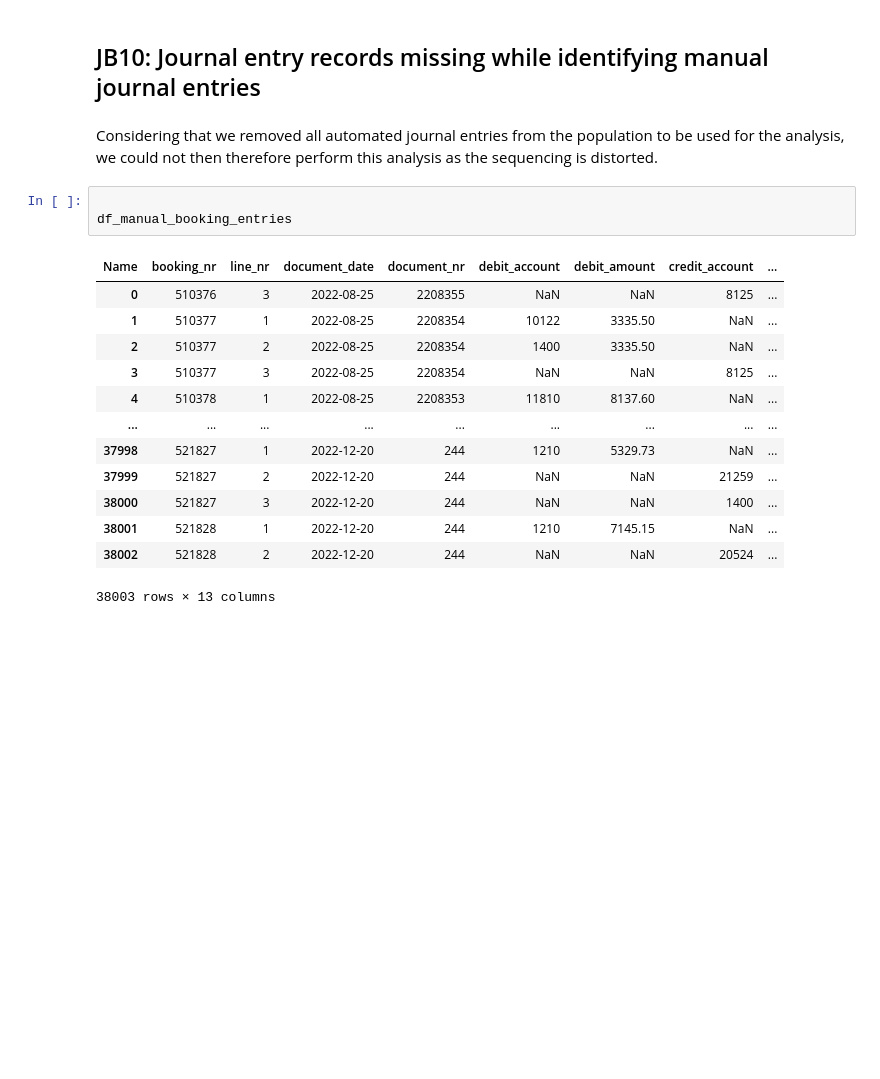
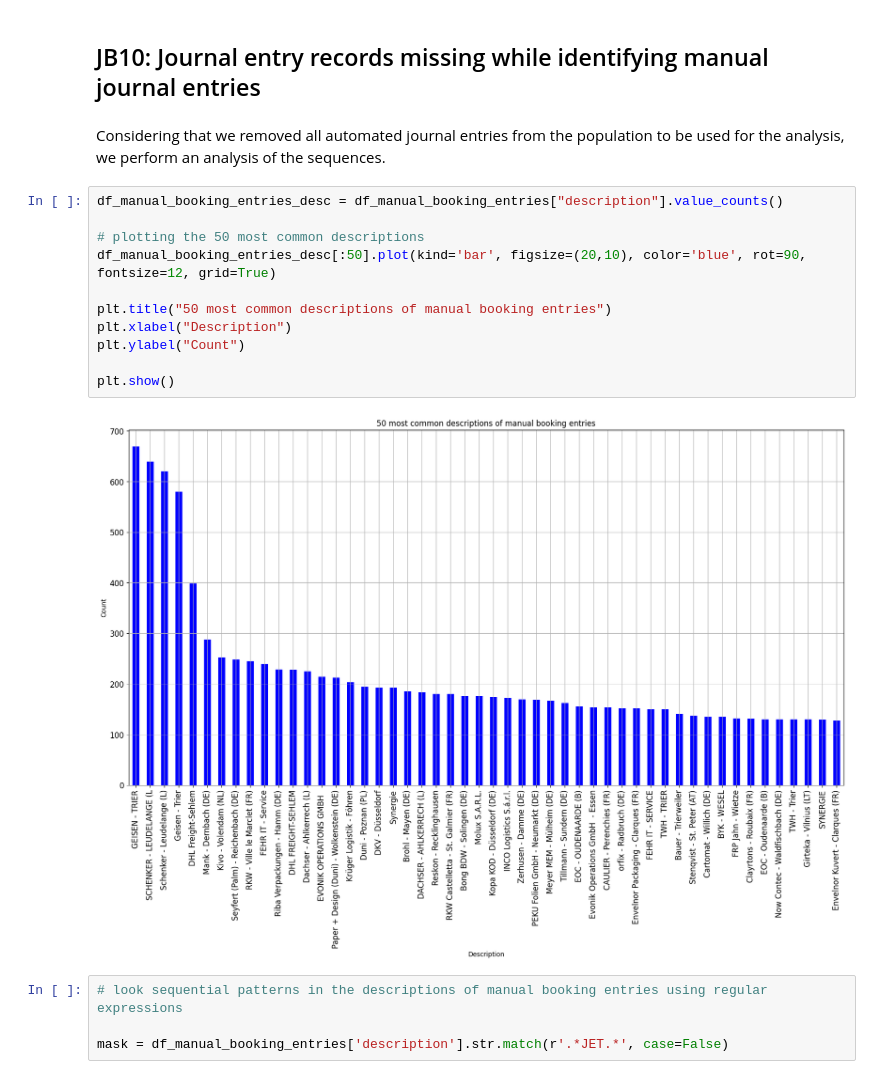
Before and after one commit to tlex-web/journal-entry-tests, a Jupyter notebook: JET.ipynb, the cells around one changed output. Cells and saved outputs as stored; diff of their text form; blank space fills up the shorter version.

```diff
--- a/JET.ipynb
+++ b/JET.ipynb
@@ -1237,21 +1261,21 @@ The report highlights journals posted to unusual accounts as specified by the Fi
 # %% [markdown]
 ## JB10: Journal entry records missing while identifying manual journal entries
 # %% [markdown]
-Considering that we removed all automated journal entries from the population to be used for the analysis, we could not then therefore perform this analysis as the sequencing is distorted.
+Considering that we removed all automated journal entries from the population to be used for the analysis, we perform an analysis of the sequences.
 # %%
+df_manual_booking_entries_desc = df_manual_booking_entries["description"].value_counts()
 
-df_manual_booking_entries
+# plotting the 50 most common descriptions
+df_manual_booking_entries_desc[:50].plot(kind='bar', figsize=(20,10), color='blue', rot=90, fontsize=12, grid=True)
+
+plt.title("50 most common descriptions of manual booking entries")
+plt.xlabel("Description")
+plt.ylabel("Count")
+
+plt.show()
 # %% [output]
-| Name | booking_nr | line_nr | document_date | document_nr | debit_account | debit_amount | credit_account | ... |
-| 0 | 510376 | 3 | 2022-08-25 | 2208355 | NaN | NaN | 8125 | ... |
-| 1 | 510377 | 1 | 2022-08-25 | 2208354 | 10122 | 3335.50 | NaN | ... |
-| 2 | 510377 | 2 | 2022-08-25 | 2208354 | 1400 | 3335.50 | NaN | ... |
-| 3 | 510377 | 3 | 2022-08-25 | 2208354 | NaN | NaN | 8125 | ... |
-| 4 | 510378 | 1 | 2022-08-25 | 2208353 | 11810 | 8137.60 | NaN | ... |
-| ... | ... | ... | ... | ... | ... | ... | ... | ... |
-| 37998 | 521827 | 1 | 2022-12-20 | 244 | 1210 | 5329.73 | NaN | ... |
-| 37999 | 521827 | 2 | 2022-12-20 | 244 | NaN | NaN | 21259 | ... |
-| 38000 | 521827 | 3 | 2022-12-20 | 244 | NaN | NaN | 1400 | ... |
-| 38001 | 521828 | 1 | 2022-12-20 | 244 | 1210 | 7145.15 | NaN | ... |
-| 38002 | 521828 | 2 | 2022-12-20 | 244 | NaN | NaN | 20524 | ... |
-38003 rows × 13 columns
+[figure, added]
+# %%
+# look sequential patterns in the descriptions of manual booking entries using regular expressions
+
+mask = df_manual_booking_entries['description'].str.match(r'.*JET.*', case=False)
```
Also changed, not shown: parts of 3 cells of this notebook, 1 other file.
